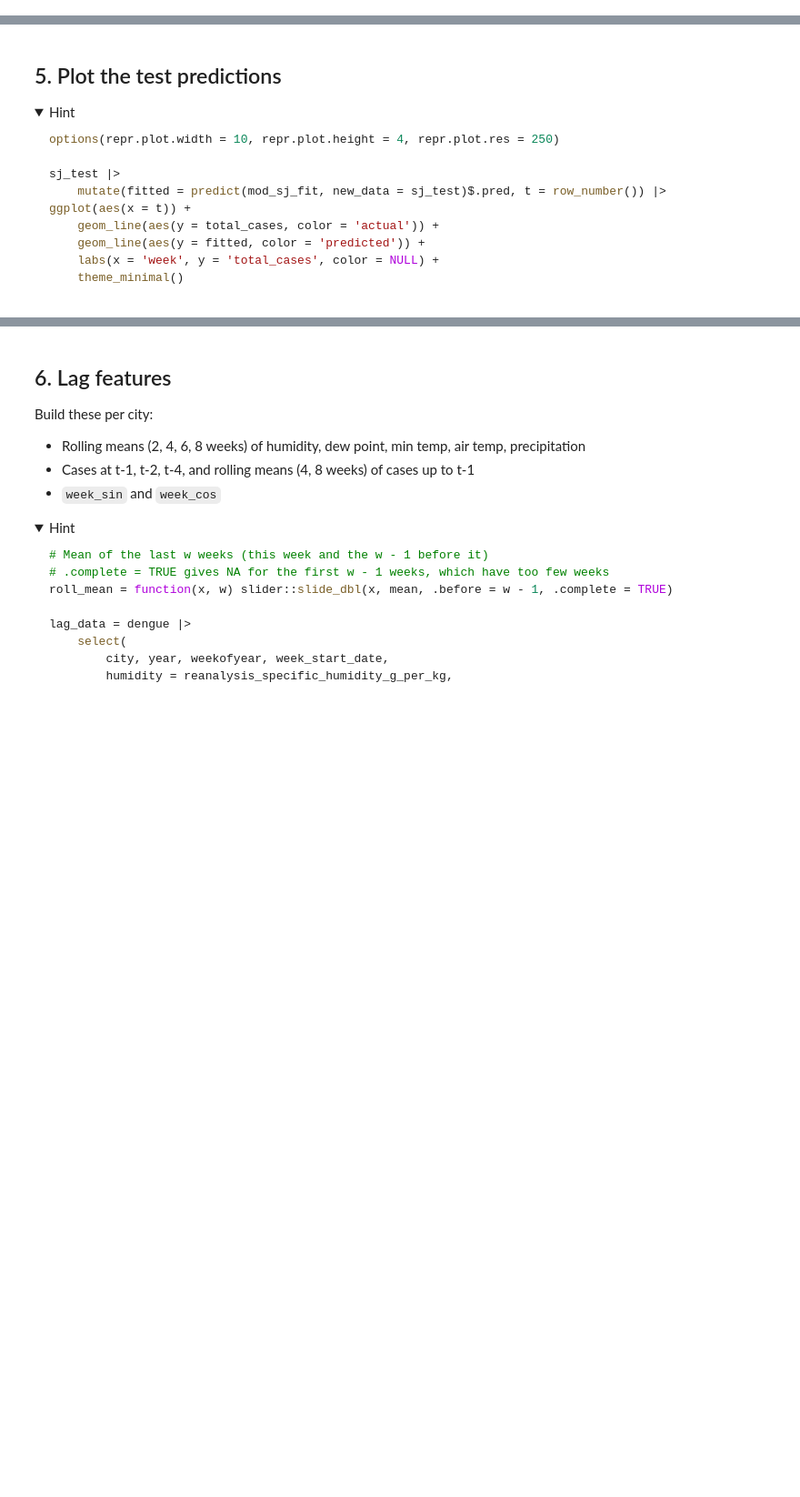
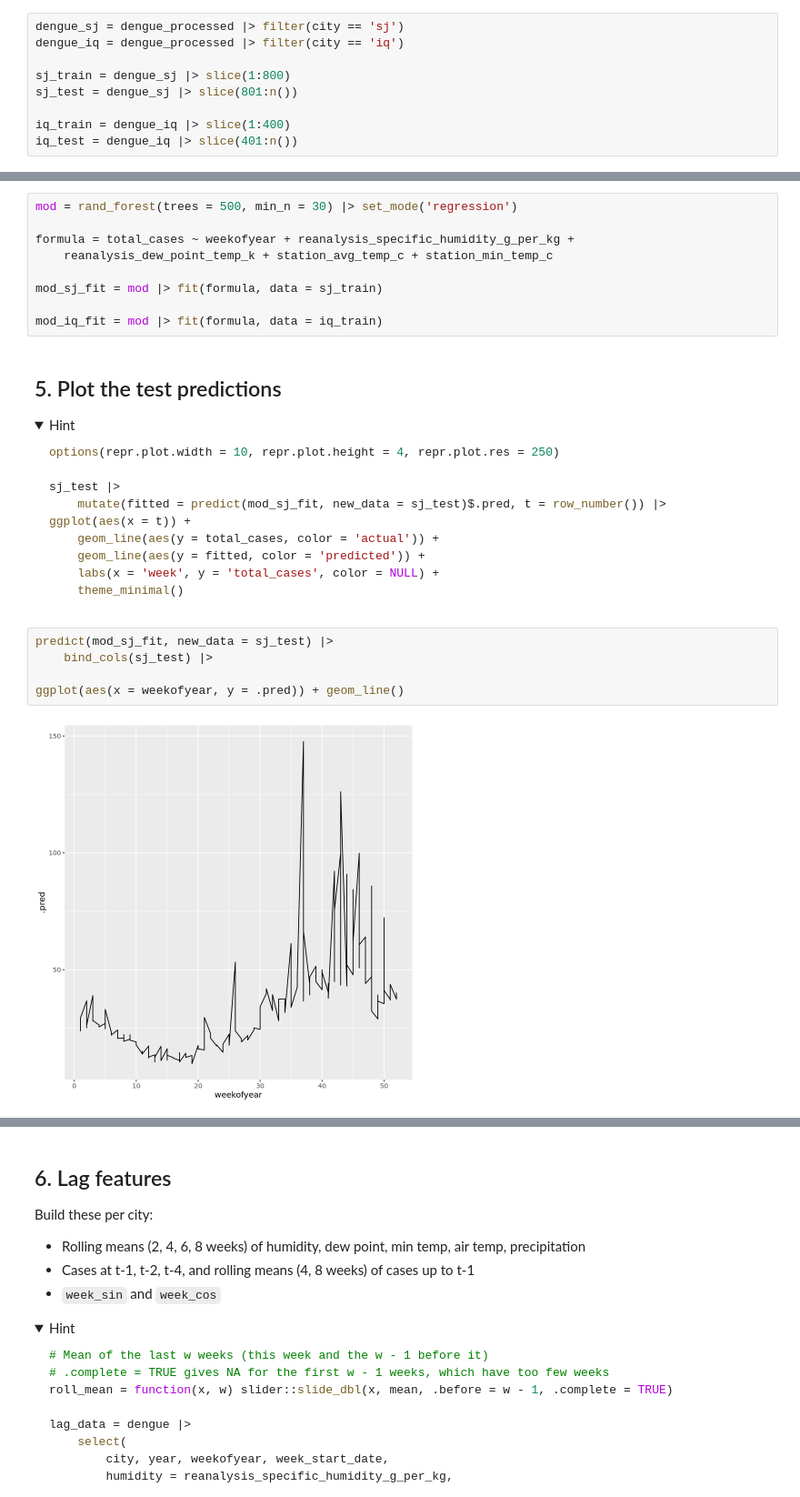
Before and after one commit to carfaro-uncch/codespace, a Jupyter notebook: exercises/14-dengue-exercise.ipynb, the cells around one changed output, grey strips where cells are left out. Shown at 91% size. Cells and saved outputs as stored; diff of their text form; folded sections open; blank space fills up the shorter version.

Commit message:
complete exercises/14-dengue-exercise.ipynb

````diff
--- a/exercises/14-dengue-exercise.ipynb
+++ b/exercises/14-dengue-exercise.ipynb
@@ -81,6 +184,15 @@ iq_test = dengue_iq |> slice(401:n())
 ```
 
 </details>
+# %%
+dengue_sj = dengue_processed |> filter(city == 'sj')
+dengue_iq = dengue_processed |> filter(city == 'iq')
+
+sj_train = dengue_sj |> slice(1:800)
+sj_test = dengue_sj |> slice(801:n())
+
+iq_train = dengue_iq |> slice(1:400)
+iq_test = dengue_iq |> slice(401:n())
 # %% [markdown]
 ## 4. Random forest, one model per city
 
@@ -102,3 +243,12 @@ mod_iq_fit = mod |> fit(formula, data = iq_train)
+# %%
+mod = rand_forest(trees = 500, min_n = 30) |> set_mode('regression')
+
+formula = total_cases ~ weekofyear + reanalysis_specific_humidity_g_per_kg +
+    reanalysis_dew_point_temp_k + station_avg_temp_c + station_min_temp_c
+
+mod_sj_fit = mod |> fit(formula, data = sj_train)
+
+mod_iq_fit = mod |> fit(formula, data = iq_train)
 # %% [markdown]
 ## 5. Plot the test predictions
 
@@ -118,3 +268,10 @@ ggplot(aes(x = t)) +
 ```
 
 </details>
+# %%
+predict(mod_sj_fit, new_data = sj_test) |>
+    bind_cols(sj_test) |>
+
+ggplot(aes(x = weekofyear, y = .pred)) + geom_line()
+# %% [output]
+[figure, added]
````
Also changed, not shown: parts of 17 cells of this notebook, 2 other files.
